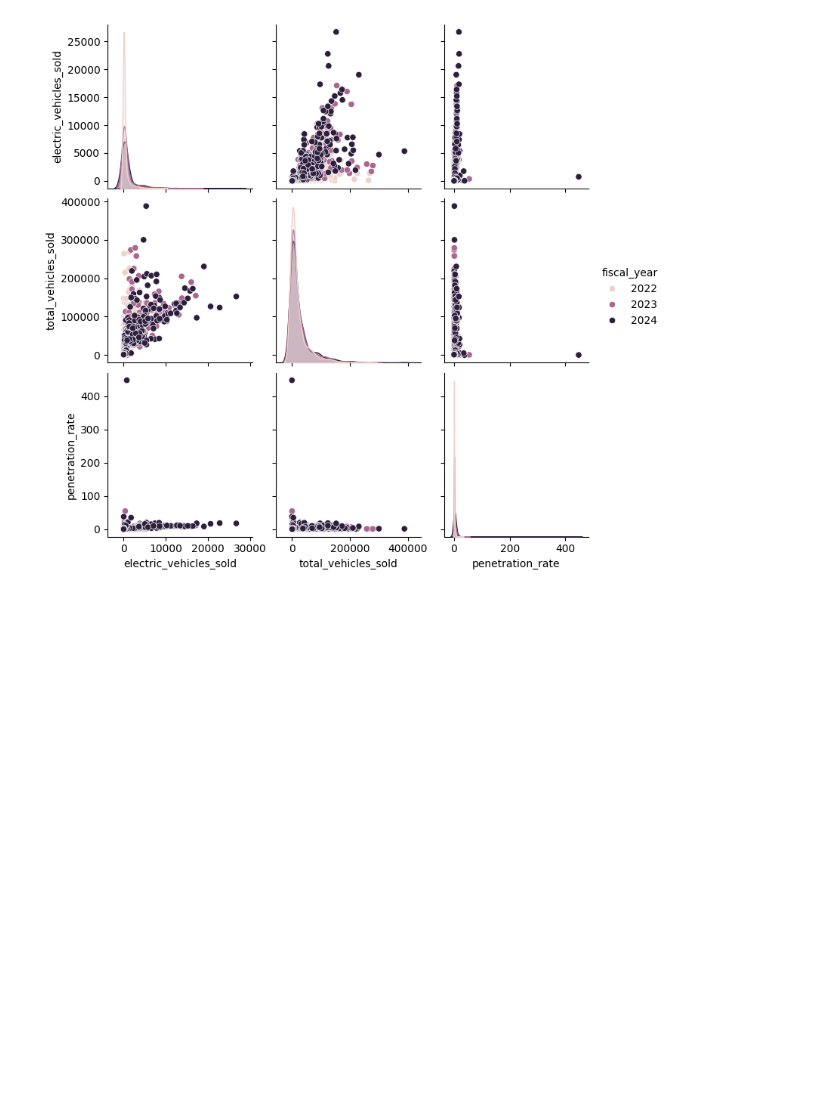
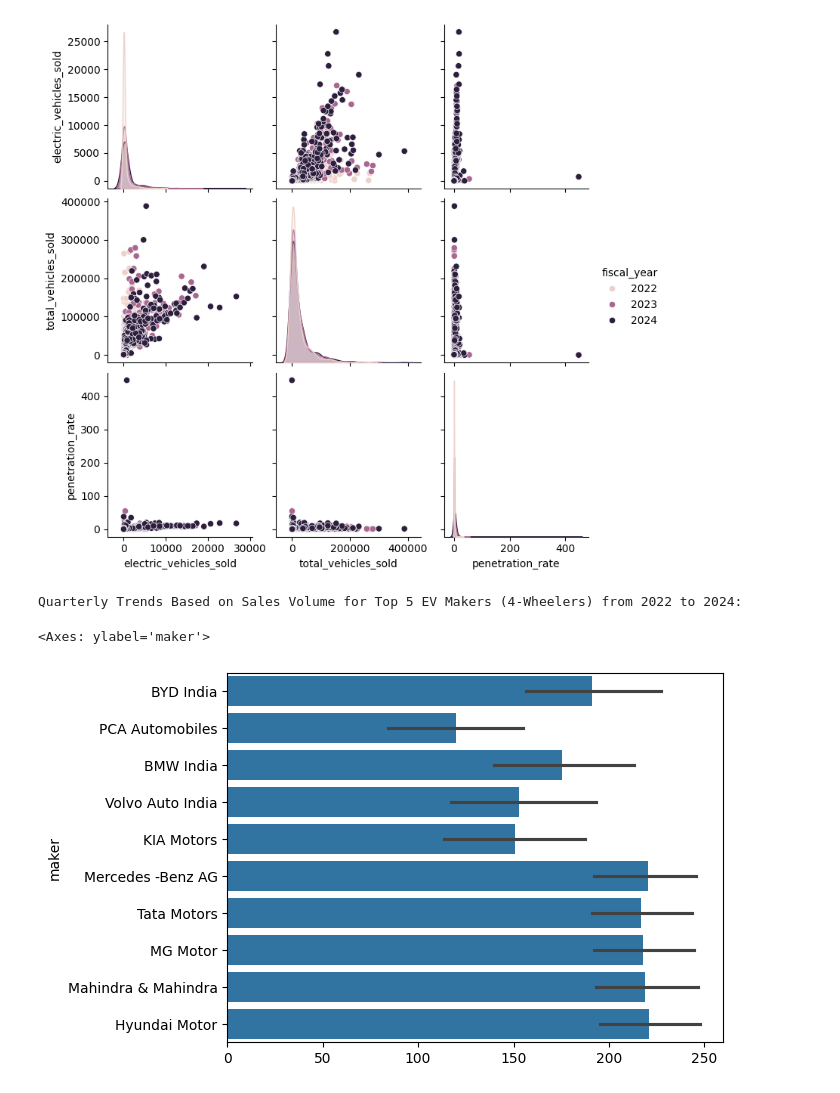
Before and after one commit to kaumil-mg/Code-Basics-Challenge, a Jupyter notebook: RPC12_Input_For_Participants/analysis.ipynb, the cells around one changed output. Saved outputs shown, nothing was run; the diff lists cells and outputs as text; code cells hidden in the pictures; blank space fills up the shorter version.

```diff
--- a/RPC12_Input_For_Participants/analysis.ipynb
+++ b/RPC12_Input_For_Participants/analysis.ipynb
@@ -247,3 +246,24 @@ sb.pairplot(df,hue='fiscal_year')
 [figure]
 # %%
 px.scatter_3d(df,x=df['state'],y=df['electric_vehicles_sold'],z=df['vehicle_category'])
+# %%
+# 4. Quarterly Trends Based on Sales Volume for Top 5 EV Makers (4-Wheelers) from 2022 to 2024
+
+# Filter data for FY 2022 to FY 2024 and for 4-wheelers
+filtered_4_wheelers_data = merged_makers_data[(merged_makers_data['fiscal_year'].isin([2022, 2023, 2024])) & (merged_makers_data['vehicle_category'] == '4-Wheelers')]
+
+# Group by maker and sum the electric vehicles sold to identify the top 5 makers
+top_5_makers = filtered_4_wheelers_data.groupby('maker')['electric_vehicles_sold'].sum().nlargest(5).index
+
+# Filter data for top 5 makers
+top_5_makers_data = filtered_4_wheelers_data[filtered_4_wheelers_data['maker'].isin(top_5_makers)]
+
+# Group by fiscal_year, quarter, and maker, and sum the electric vehicles sold
+quarterly_trends = top_5_makers_data.groupby(['fiscal_year', 'quarter', 'maker'])['electric_vehicles_sold'].sum().reset_index()
+
+print("Quarterly Trends Based on Sales Volume for Top 5 EV Makers (4-Wheelers) from 2022 to 2024:")
+sb.barplot(filtered_4_wheelers_data['maker'],legend=True)
+# %% [output]
+Quarterly Trends Based on Sales Volume for Top 5 EV Makers (4-Wheelers) from 2022 to 2024:
+<Axes: ylabel='maker'>
+[figure, added]
```
Also changed, not shown: parts of 12 cells of this notebook, 3 other files.
